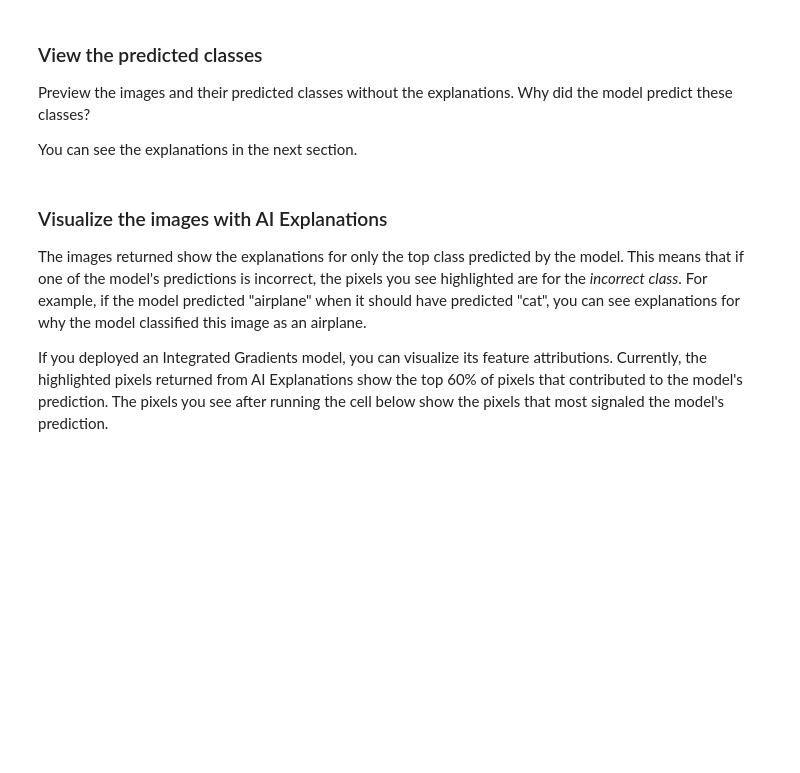
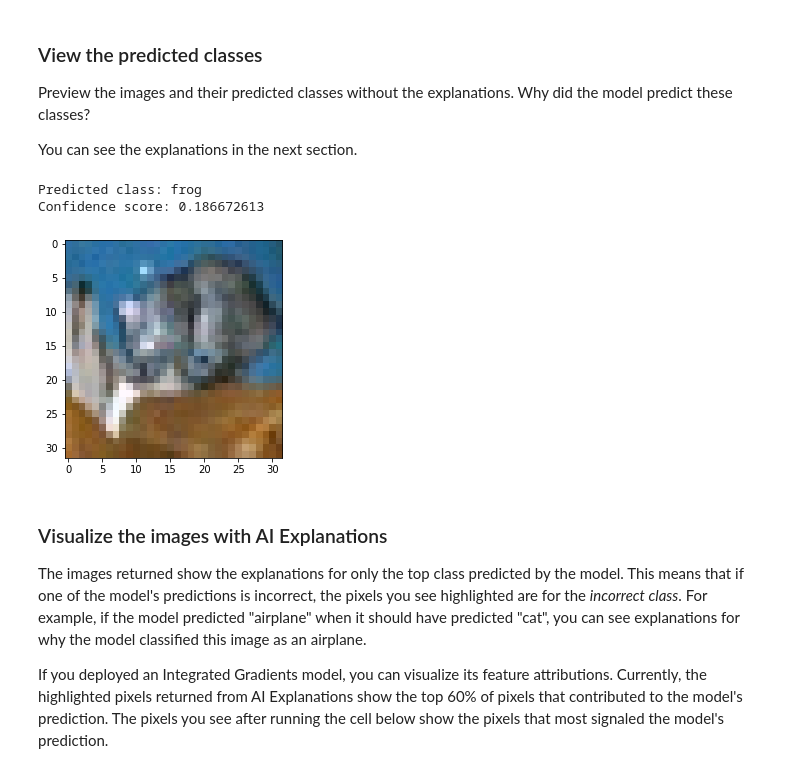
Before and after one commit to jarokaz/ucaip, a Jupyter notebook: 01-caip-training/06_customjob_image_explain.ipynb, the cells around one changed output. Cells and saved outputs as stored; diff of their text form; code cells hidden in the pictures; blank space fills up the shorter version.

```diff
--- a/01-caip-training/06_customjob_image_explain.ipynb
+++ b/01-caip-training/06_customjob_image_explain.ipynb
@@ -118,7 +118,7 @@ Cloud SDK uses the right project for all the commands in this notebook.
 
 **If you don't know your project ID**, you might be able to get your project ID using `gcloud` command by executing the second cell below.
 # %%
-PROJECT_ID = "[your-project-id]" #@param {type:"string"}
+PROJECT_ID = "jk-mlops-dev" #@param {type:"string"}
 # %%
 if PROJECT_ID == "" or PROJECT_ID is None or PROJECT_ID == "[your-project-id]":
     # Get your GCP project id from gcloud
@@ -188,7 +190,7 @@ online predictions.
 Set the name of your Cloud Storage bucket below. It must be unique across all
 Cloud Storage buckets.
 # %%
-BUCKET_NAME = "[your-bucket-name]" #@param {type:"string"}
+BUCKET_NAME = "jk-caip-demos" #@param {type:"string"}
 # %%
 if BUCKET_NAME == "" or BUCKET_NAME is None or BUCKET_NAME == "[your-bucket-name]":
     BUCKET_NAME = PROJECT_ID + "ucaip-custom-" + TIMESTAMP
@@ -1618,24 +1862,27 @@ You can see the explanations in the next section.
 # %%
 from io import BytesIO
 import matplotlib.pyplot as plt
 import matplotlib.image as mpimg
 
 CLASSES=['airplane', 'automobile', 'bird', 'cat', 'deer', 'dog', 'frog', 'horse', 'ship', 'truck']
 
 # Note: change the `ig_response` variable below if you didn't deploy an IG model
 for prediction in response.predictions:
-    prediction = dict(prediction)
-    label_index = np.argmax(prediction['output_0'])
+    label_index = np.argmax(prediction)
     class_name = CLASSES[label_index]
-    confidence_score = prediction['output_0'][label_index]
+    confidence_score = prediction[label_index]
     print('Predicted class: ' + class_name + '\n' + 'Confidence score: ' + str(confidence_score))
 
     image = base64.b64decode(b64str)
     image = BytesIO(image)
     img = mpimg.imread(image, format='JPG')
 
     plt.imshow(img, interpolation='nearest')
     plt.show()
+# %% [output]
+Predicted class: frog
+Confidence score: 0.186672613
+[figure, added]
 # %% [markdown]
 ### Visualize the images with AI Explanations
 
```
Also changed, not shown: parts of 32 cells of this notebook, 5 other files.
